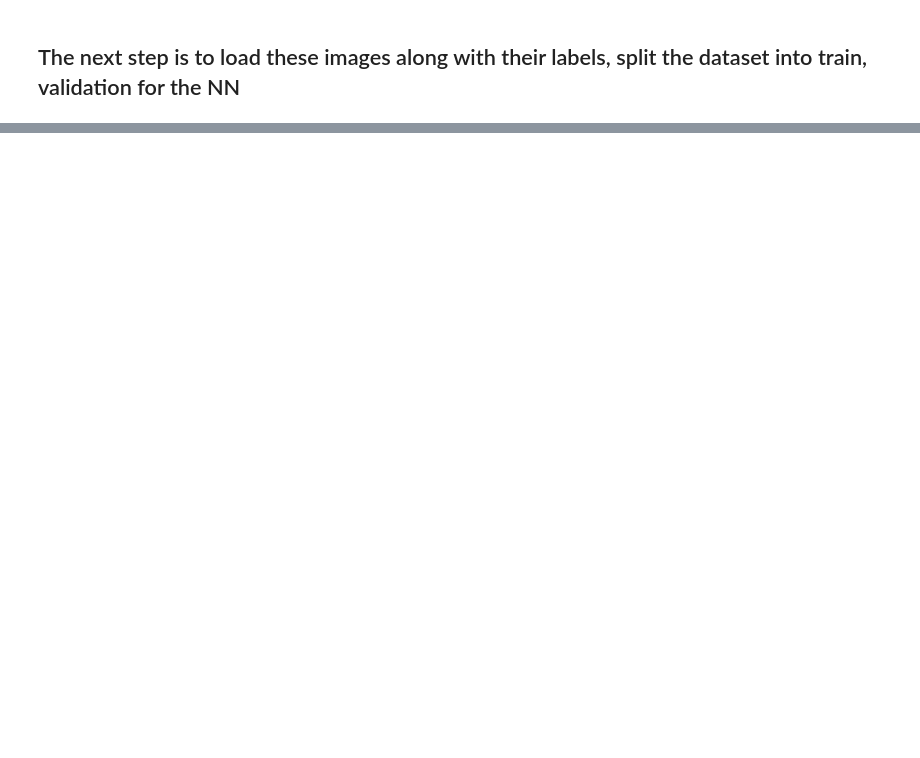
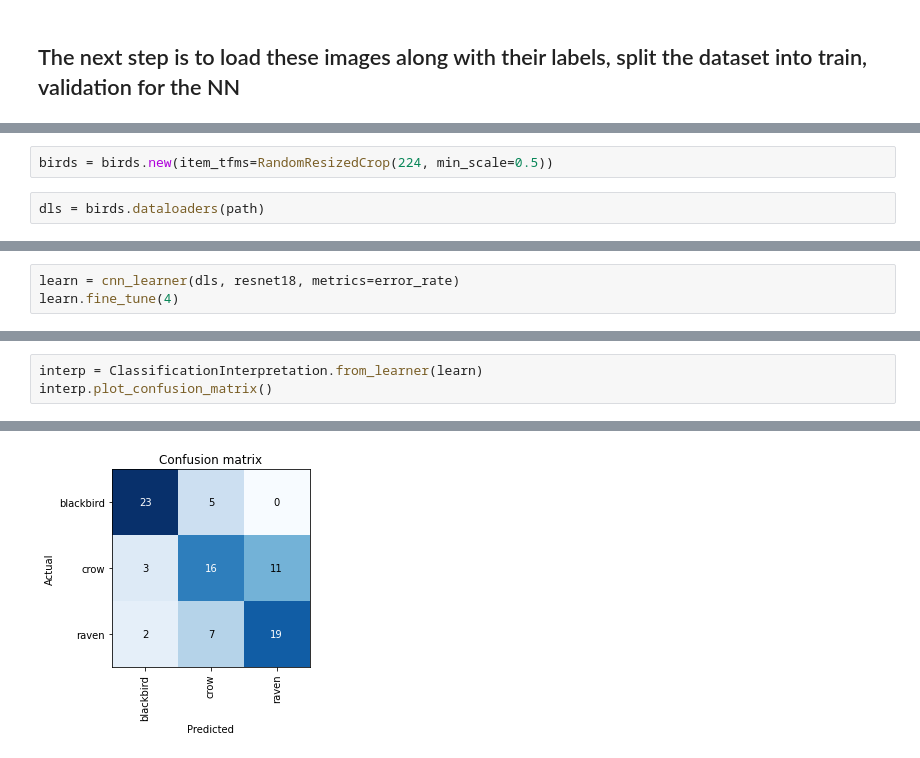
Before and after one commit to nagpalpranay/image_classifier, a Jupyter notebook: classifier.ipynb, the cells around one changed output, grey strips where cells are left out. Saved outputs shown, nothing was run; the diff lists cells and outputs as text; blank space fills up the shorter version.

```diff
--- a/classifier.ipynb
+++ b/classifier.ipynb
@@ -68,0 +100,4 @@ failed = verify_images(allImages)
+# %%
+birds = birds.new(item_tfms=RandomResizedCrop(224, min_scale=0.5))
+# %%
+dls = birds.dataloaders(path)
@@ -68,0 +108,3 @@ failed = verify_images(allImages)
+# %%
+learn = cnn_learner(dls, resnet18, metrics=error_rate)
+learn.fine_tune(4)
@@ -68,0 +133,4 @@ failed = verify_images(allImages)
+# %%
+interp = ClassificationInterpretation.from_learner(learn)
+interp.plot_confusion_matrix()
+# %% [output]
@@ -68,0 +138 @@ failed = verify_images(allImages)
+[figure, added]
```
Also changed, not shown: parts of 30 cells of this notebook.
